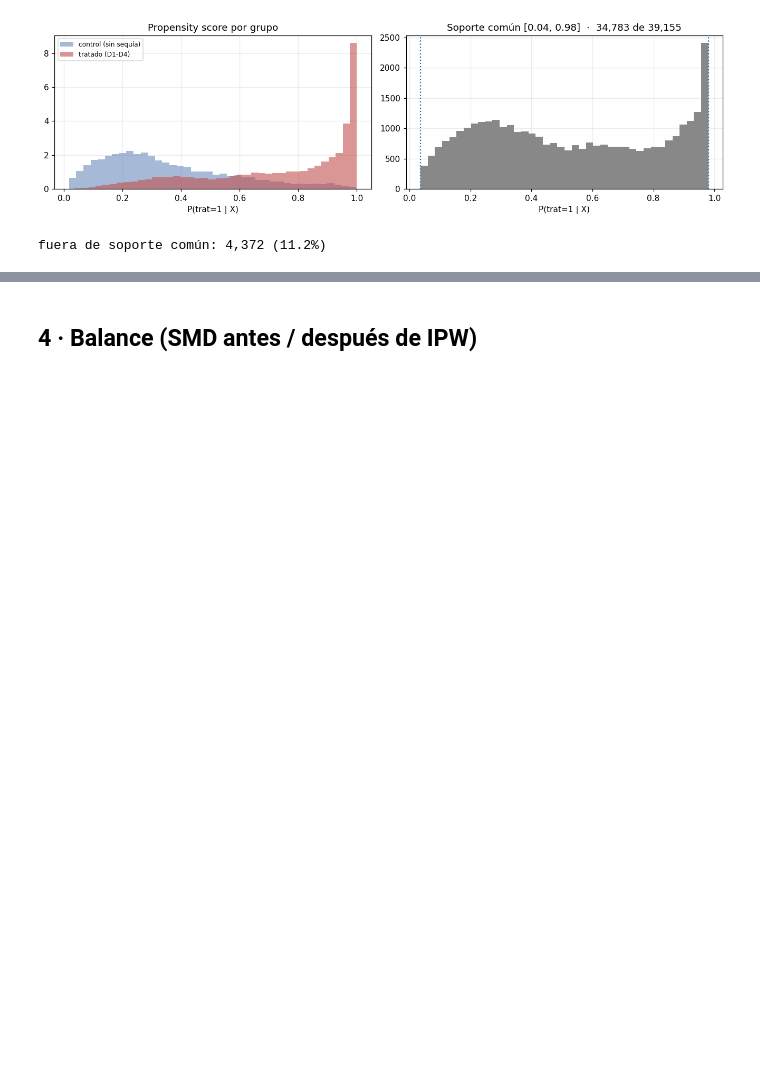
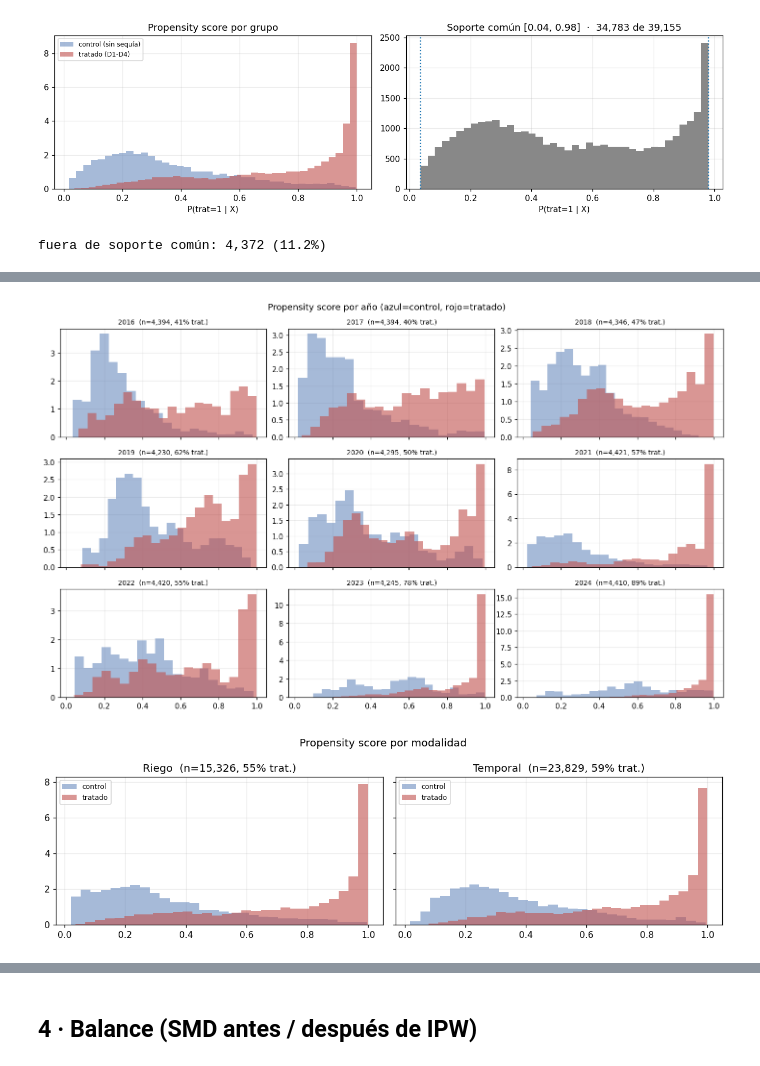
Before and after one commit to Michell-Mar/causalidad, a Jupyter notebook: 04_inferencia_causal.ipynb, the cells around one changed output, grey strips where cells are left out. Saved outputs shown, nothing was run; the diff lists cells and outputs as text; code cells hidden in the pictures; blank space fills up the shorter version.

```diff
--- a/04_inferencia_causal.ipynb
+++ b/04_inferencia_causal.ipynb
@@ -192,0 +238,25 @@ fuera de soporte común: 4,372 (11.2%)
+# %%
+anios = sorted(dd['anio'].unique())
+fig, axes = plt.subplots(3, 3, figsize=(13, 8), sharex=True)
+for ax, anio in zip(axes.flat, anios):
+    sub = dd[dd['anio'] == anio]
+    for t, c in [(0, C_TRT['control']), (1, C_TRT['tratado'])]:
+        ax.hist(sub.loc[sub['trat'] == t, 'ps'], bins=20, alpha=0.6, color=c, density=True)
+    ax.set_title(f'{anio}  (n={len(sub):,}, {sub["trat"].mean():.0%} trat.)', fontsize=9)
+for ax in axes.flat[len(anios):]:
+    ax.axis('off')
+fig.suptitle('Propensity score por año (azul=control, rojo=tratado)')
+plt.tight_layout(); plt.show()
+
+fig, ax = plt.subplots(1, 2, figsize=(11, 3.4), sharey=True)
+for a, m in zip(ax, ['Riego', 'Temporal']):
+    sub = dd[dd['nommodalidad'] == m]
+    for t, lab, c in [(0, 'control', C_TRT['control']), (1, 'tratado', C_TRT['tratado'])]:
+        a.hist(sub.loc[sub['trat'] == t, 'ps'], bins=30, alpha=0.6, label=lab, color=c, density=True)
+    a.set_title(f'{m}  (n={len(sub):,}, {sub["trat"].mean():.0%} trat.)')
+    a.legend(fontsize=8)
+fig.suptitle('Propensity score por modalidad')
+plt.tight_layout(); plt.show()
+# %% [output]
+[figure, added]
+[figure, added]
```
Also changed, not shown: parts of 16 cells of this notebook, 2 other files.
